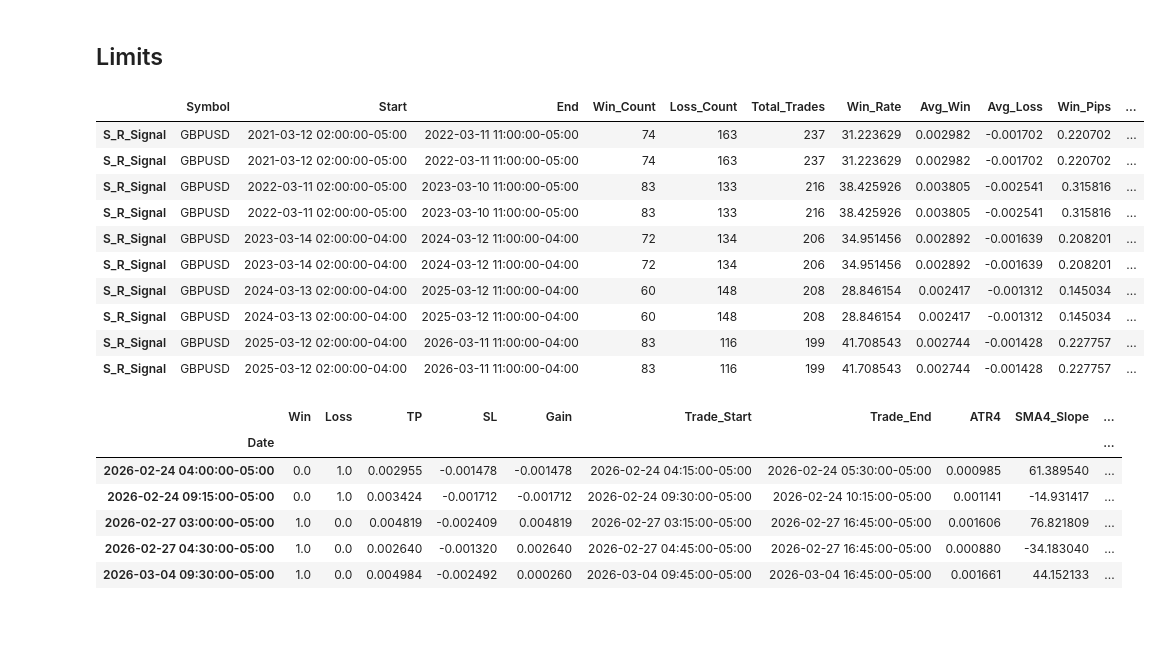
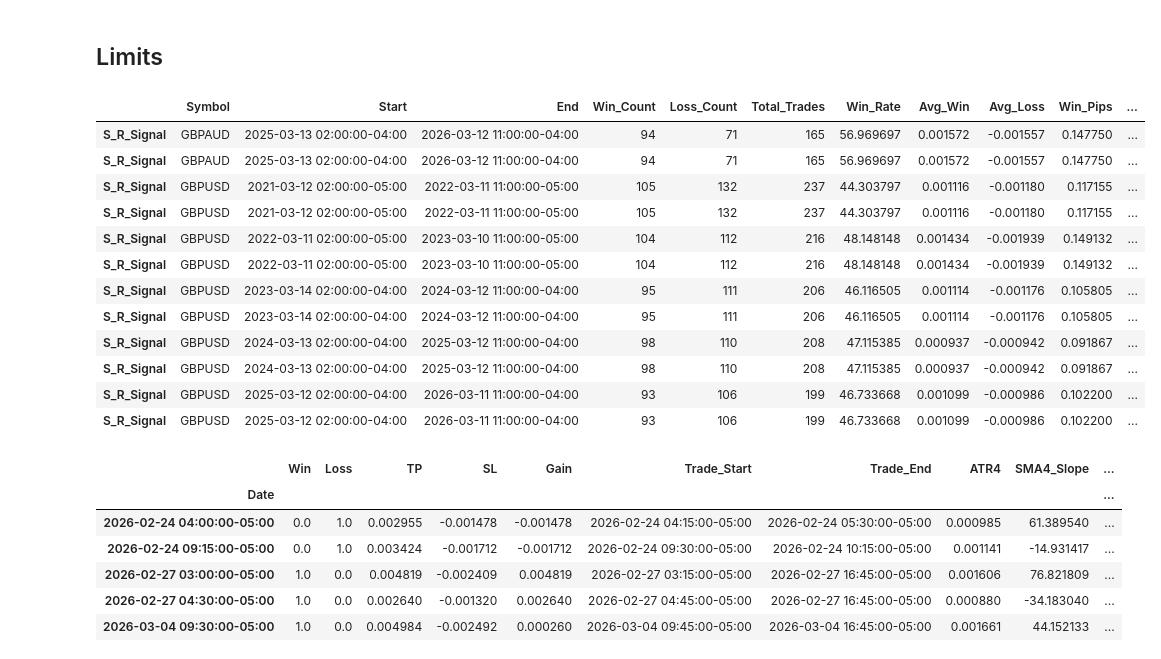
Before and after one commit to root-at-iyn/FXTradingResearch, a Jupyter notebook: research/bb_reversal_v1.ipynb, the cells around one changed output. Cells and saved outputs as stored; diff of their text form; code cells hidden in the pictures; blank space fills up the shorter version.

```diff
--- a/research/bb_reversal_v1.ipynb
+++ b/research/bb_reversal_v1.ipynb
@@ -161,6 +169,7 @@ def range_long_gains(
         tp_pct_range: int,
         bbu: Series,
         atr4: Series,
+        sma4_slope: Series,
         range_type: str = "ADR",
         momentum_trade_mgmt = True
         ):
@@ -189,12 +198,13 @@ def range_long_gains(
         close_window = close.loc[START+TD:END] # from signal idx+1 to EOD
         bbu_window = bbu.loc[START+TD:END]
         atr4_window = atr4.loc[START+TD:END]
+        sma4_slope_window = sma4_slope.loc[START+TD:END]
         stop = False # update if stopped
         sl_ts = None # get timestamp when stopped out
         momentum_stop = False
 
         for i in range(len(sl_window)):
-            stop_condition = sl_window.iloc[i] <= (df["Close"] - df[range_type] * sl_pct_range)
+            stop_condition = sl_window.iloc[i] <= (df["Close"] - (df[range_type] * sl_pct_range))
             momentum_condition = close_window.iloc[i] > bbu_window.iloc[i] if momentum_trade_mgmt is True else False
             if stop_condition:
                 stop = True # trade hit stop loss
@@ -224,11 +234,11 @@ def range_long_gains(
         sl_pips = (df["Close"] - df[range_type] * sl_pct_range) - df["Close"]
         if tp_window.max() >= tp:
             if trade_start == trade_end:
-                if stop is False and momentum_stop is False:
+                if stop is False:
                     win = 1
                     gain = tp - df["Close"]
                 elif momentum_stop is True:
-                    gain = close.loc[sl_ts] - df["Close"]
+                    gain = tp - df["Close"]
                     if gain > 0:
                         win = 1
                     else:
@@ -236,6 +246,12 @@ def range_long_gains(
                 else:
                     loss = 1
                     gain = sl_pips
+            elif momentum_stop is True:
+                gain = min(tp, close.loc[sl_ts]) - df["Close"]
+                if gain > 0:
+                    win = 1
+                else:
+                    loss = 1
             else:
                 win = 1
                 gain = tp - df["Close"]
@@ -507,20 +523,20 @@ def get_range_signal_gains(df: DataFrame, long: str, short: str, sl_pct_r, tp_pc
         range_long_gains,
         axis=1,
         args=[long_df["High"],long_df["Low"],long_df["Close"],
-            long, sl_pct_r, tp_pct_r, long_df["BB_Upper_16_2"], long_df["ATR4"]],
+            long, sl_pct_r, tp_pct_r, long_df["BB_Upper_16_2"], long_df["ATR4"], long_df["SMA4_Slope"]],
         result_type='expand',
         range_type="ATR4",
-        momentum_trade_mgmt = True
+        momentum_trade_mgmt = False
     )
     # short
     short_df[gains_cols] = short_df.apply(
         range_short_gains,
         axis=1,
         args=[short_df["High"],short_df["Low"],short_df["Close"],
-            short, sl_pct_r, tp_pct_r, short_df["BB_Lower_16_2"], short_df["ATR4"]],
+            short, sl_pct_r, tp_pct_r, short_df["BB_Lower_16_2"], short_df["ATR4"], short_df["SMA4_Slope"]],
         result_type='expand',
         range_type="ATR4",
-        momentum_trade_mgmt = True
+        momentum_trade_mgmt = False
     )
     return pd.concat([long_df, short_df])
 # %% [markdown]
@@ -604,7 +620,7 @@ def trend_gains(
 # %% [markdown]
 ### Trade Stats
 # %%
-def trade_stats(df: DataFrame, signal_name: str):
+def trade_stats(df: DataFrame, signal_name: str, trade_size: int = 500000, comm: float = 0.00002, quote_ccy: float = 1.34):
     win_count = df.query(f"{signal_name} == True and Win > 0")[f"{signal_name}"].count()
     loss_count = df.query(f"{signal_name} == True and Loss > 0")[f"{signal_name}"].count()
     total_trades = win_count + loss_count
@@ -616,6 +632,8 @@ def trade_stats(df: DataFrame, signal_name: str):
     win_pips = win.sum()
     loss_pips = loss.sum()
     total_pips = win_pips + loss_pips
+    trade_value = trade_size * quote_ccy
+    comm = comm * 2 * trade_value
 
     stats = {
         "Symbol": df["Symbol"].iloc[0],
@@ -629,7 +647,10 @@ def trade_stats(df: DataFrame, signal_name: str):
         "Avg_Loss": loss_avg_pips,
         "Win_Pips": win_pips,
         "Loss_Pips": loss_pips,
-        "Total_Pips": total_pips
+        "Total_Pips": total_pips,
+        "Trade_Value": trade_value,
+        "Commissions": comm,
+        "Return ($)": (total_pips * trade_value) - (comm * total_trades)
     }
 
     return stats
@@ -877,10 +898,10 @@ gbp_df_list = [get_fe_price_data(filename=x) for x in gbp_data]
 # latest_df_list = [get_fe_price_data(filename=x) for x in latest]
 # gbp_aud_df_list = [get_fe_price_data(filename=x) for x in gbp_aud_data]
 
-long_signal = "Bull_TC"
-short_signal = "Bear_TC"
+long_signal = "Bull_XM_V2"
+short_signal = "Bear_XM_V2"
 
-stats, gains = range_based_multi_year_stats(gbp_df_list, long_signal, short_signal, 1, 1.25, get_range_signal_gains)
+stats, gains = range_based_multi_year_stats(gbp_df_list, long_signal, short_signal, 1, 1, get_range_signal_gains)
 # %% [markdown]
 ## Results (5 Years)
 # %%
@@ -989,35 +1019,37 @@ trend_based_multi_year_stats(gbp_df_list, long_signal, short_signal, "SMA4")
 # %%
 gbp_data = [x for x in price_data_files if "GBP" in x]
 eur_data = [x for x in price_data_files if "EUR" in x]
 cad_data = [x for x in price_data_files if "CAD" in x]
 jpy_data = [x for x in price_data_files if "JPY" in x]
 aud_data = [x for x in price_data_files if "AUD" in x]
 nzd_data = [x for x in price_data_files if "NZD" in x]
 chf_data = [x for x in price_data_files if "CHF" in x]
 latest = [x for x in price_data_files if "latest" in x]
 
 pd.options.display.max_rows = 100
 gbp_data.sort()
 gbp_data
 gbp_df_list = [get_fe_price_data(filename=x) for x in gbp_data]
 
 long = "S_R_Signal"
 short = "S_R_Signal"
 #limit_gains = get_limit_gains(gbp_df_list,long, short, 1 ,1.5 )
-stats, gains = range_based_multi_year_stats(gbp_df_list, long, short, 1.5, 3, get_limit_gains)
+stats, gains = range_based_multi_year_stats(gbp_df_list, long, short, 1, 1, get_limit_gains)
 stats
 # %% [output]
 |  | Symbol | Start | End | Win_Count | Loss_Count | Total_Trades | Win_Rate | Avg_Win | Avg_Loss | Win_Pips | ... |
-| S_R_Signal | GBPUSD | 2021-03-12 02:00:00-05:00 | 2022-03-11 11:00:00-05:00 | 74 | 163 | 237 | 31.223629 | 0.002982 | -0.001702 | 0.220702 | ... |
-| S_R_Signal | GBPUSD | 2021-03-12 02:00:00-05:00 | 2022-03-11 11:00:00-05:00 | 74 | 163 | 237 | 31.223629 | 0.002982 | -0.001702 | 0.220702 | ... |
-| S_R_Signal | GBPUSD | 2022-03-11 02:00:00-05:00 | 2023-03-10 11:00:00-05:00 | 83 | 133 | 216 | 38.425926 | 0.003805 | -0.002541 | 0.315816 | ... |
-| S_R_Signal | GBPUSD | 2022-03-11 02:00:00-05:00 | 2023-03-10 11:00:00-05:00 | 83 | 133 | 216 | 38.425926 | 0.003805 | -0.002541 | 0.315816 | ... |
-| S_R_Signal | GBPUSD | 2023-03-14 02:00:00-04:00 | 2024-03-12 11:00:00-04:00 | 72 | 134 | 206 | 34.951456 | 0.002892 | -0.001639 | 0.208201 | ... |
-| S_R_Signal | GBPUSD | 2023-03-14 02:00:00-04:00 | 2024-03-12 11:00:00-04:00 | 72 | 134 | 206 | 34.951456 | 0.002892 | -0.001639 | 0.208201 | ... |
-| S_R_Signal | GBPUSD | 2024-03-13 02:00:00-04:00 | 2025-03-12 11:00:00-04:00 | 60 | 148 | 208 | 28.846154 | 0.002417 | -0.001312 | 0.145034 | ... |
-| S_R_Signal | GBPUSD | 2024-03-13 02:00:00-04:00 | 2025-03-12 11:00:00-04:00 | 60 | 148 | 208 | 28.846154 | 0.002417 | -0.001312 | 0.145034 | ... |
-| S_R_Signal | GBPUSD | 2025-03-12 02:00:00-04:00 | 2026-03-11 11:00:00-04:00 | 83 | 116 | 199 | 41.708543 | 0.002744 | -0.001428 | 0.227757 | ... |
-| S_R_Signal | GBPUSD | 2025-03-12 02:00:00-04:00 | 2026-03-11 11:00:00-04:00 | 83 | 116 | 199 | 41.708543 | 0.002744 | -0.001428 | 0.227757 | ... |
+| S_R_Signal | GBPAUD | 2025-03-13 02:00:00-04:00 | 2026-03-12 11:00:00-04:00 | 94 | 71 | 165 | 56.969697 | 0.001572 | -0.001557 | 0.147750 | ... |
+| S_R_Signal | GBPAUD | 2025-03-13 02:00:00-04:00 | 2026-03-12 11:00:00-04:00 | 94 | 71 | 165 | 56.969697 | 0.001572 | -0.001557 | 0.147750 | ... |
+| S_R_Signal | GBPUSD | 2021-03-12 02:00:00-05:00 | 2022-03-11 11:00:00-05:00 | 105 | 132 | 237 | 44.303797 | 0.001116 | -0.001180 | 0.117155 | ... |
+| S_R_Signal | GBPUSD | 2021-03-12 02:00:00-05:00 | 2022-03-11 11:00:00-05:00 | 105 | 132 | 237 | 44.303797 | 0.001116 | -0.001180 | 0.117155 | ... |
+| S_R_Signal | GBPUSD | 2022-03-11 02:00:00-05:00 | 2023-03-10 11:00:00-05:00 | 104 | 112 | 216 | 48.148148 | 0.001434 | -0.001939 | 0.149132 | ... |
+| S_R_Signal | GBPUSD | 2022-03-11 02:00:00-05:00 | 2023-03-10 11:00:00-05:00 | 104 | 112 | 216 | 48.148148 | 0.001434 | -0.001939 | 0.149132 | ... |
+| S_R_Signal | GBPUSD | 2023-03-14 02:00:00-04:00 | 2024-03-12 11:00:00-04:00 | 95 | 111 | 206 | 46.116505 | 0.001114 | -0.001176 | 0.105805 | ... |
+| S_R_Signal | GBPUSD | 2023-03-14 02:00:00-04:00 | 2024-03-12 11:00:00-04:00 | 95 | 111 | 206 | 46.116505 | 0.001114 | -0.001176 | 0.105805 | ... |
+| S_R_Signal | GBPUSD | 2024-03-13 02:00:00-04:00 | 2025-03-12 11:00:00-04:00 | 98 | 110 | 208 | 47.115385 | 0.000937 | -0.000942 | 0.091867 | ... |
+| S_R_Signal | GBPUSD | 2024-03-13 02:00:00-04:00 | 2025-03-12 11:00:00-04:00 | 98 | 110 | 208 | 47.115385 | 0.000937 | -0.000942 | 0.091867 | ... |
+| S_R_Signal | GBPUSD | 2025-03-12 02:00:00-04:00 | 2026-03-11 11:00:00-04:00 | 93 | 106 | 199 | 46.733668 | 0.001099 | -0.000986 | 0.102200 | ... |
+| S_R_Signal | GBPUSD | 2025-03-12 02:00:00-04:00 | 2026-03-11 11:00:00-04:00 | 93 | 106 | 199 | 46.733668 | 0.001099 | -0.000986 | 0.102200 | ... |
 # %%
 x = gains
 x[[*gains_cols, "ATR4", "SMA4_Slope", "SMA4_Slope_SMA"]].query(
```
Also changed, not shown: parts of 4 cells of this notebook, 10 other files.
